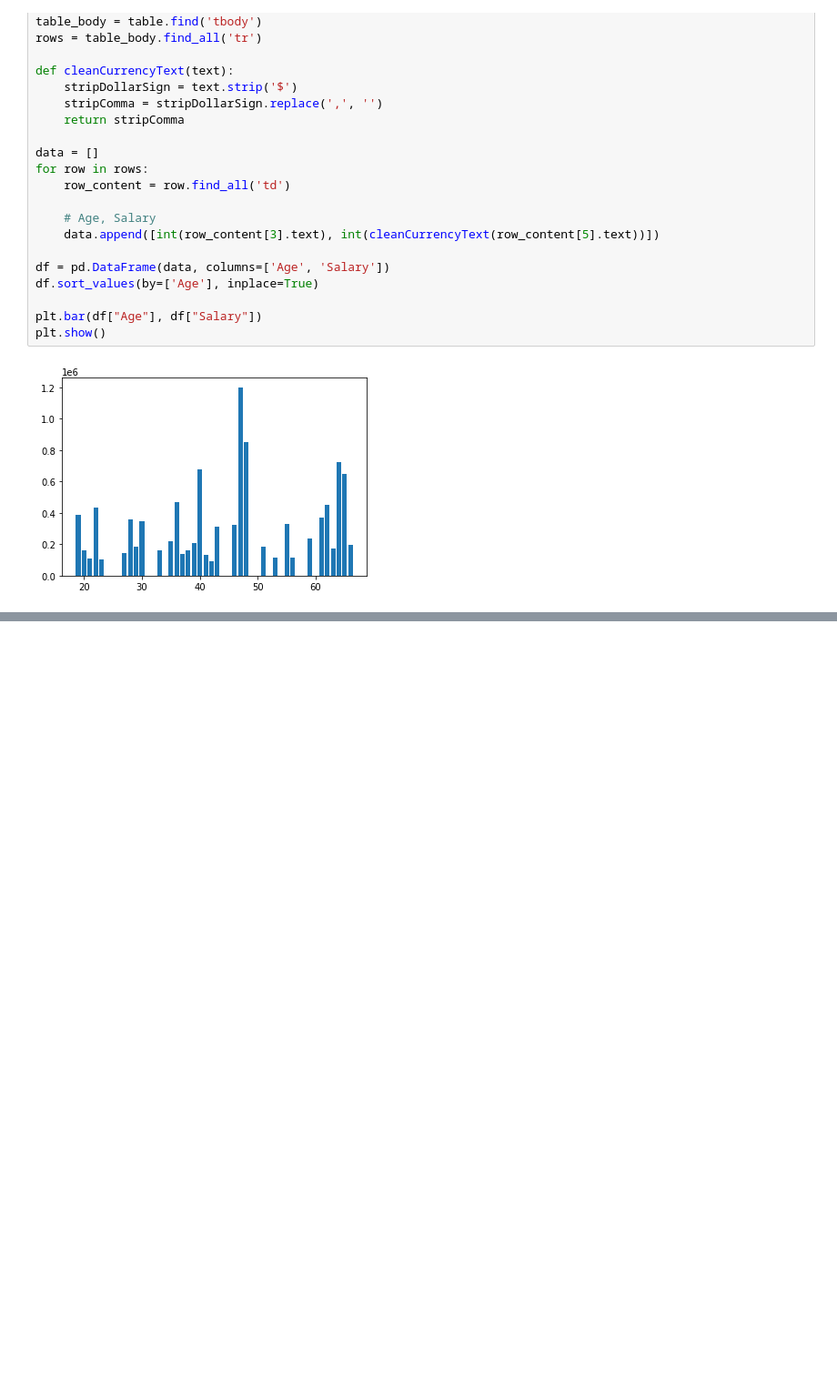
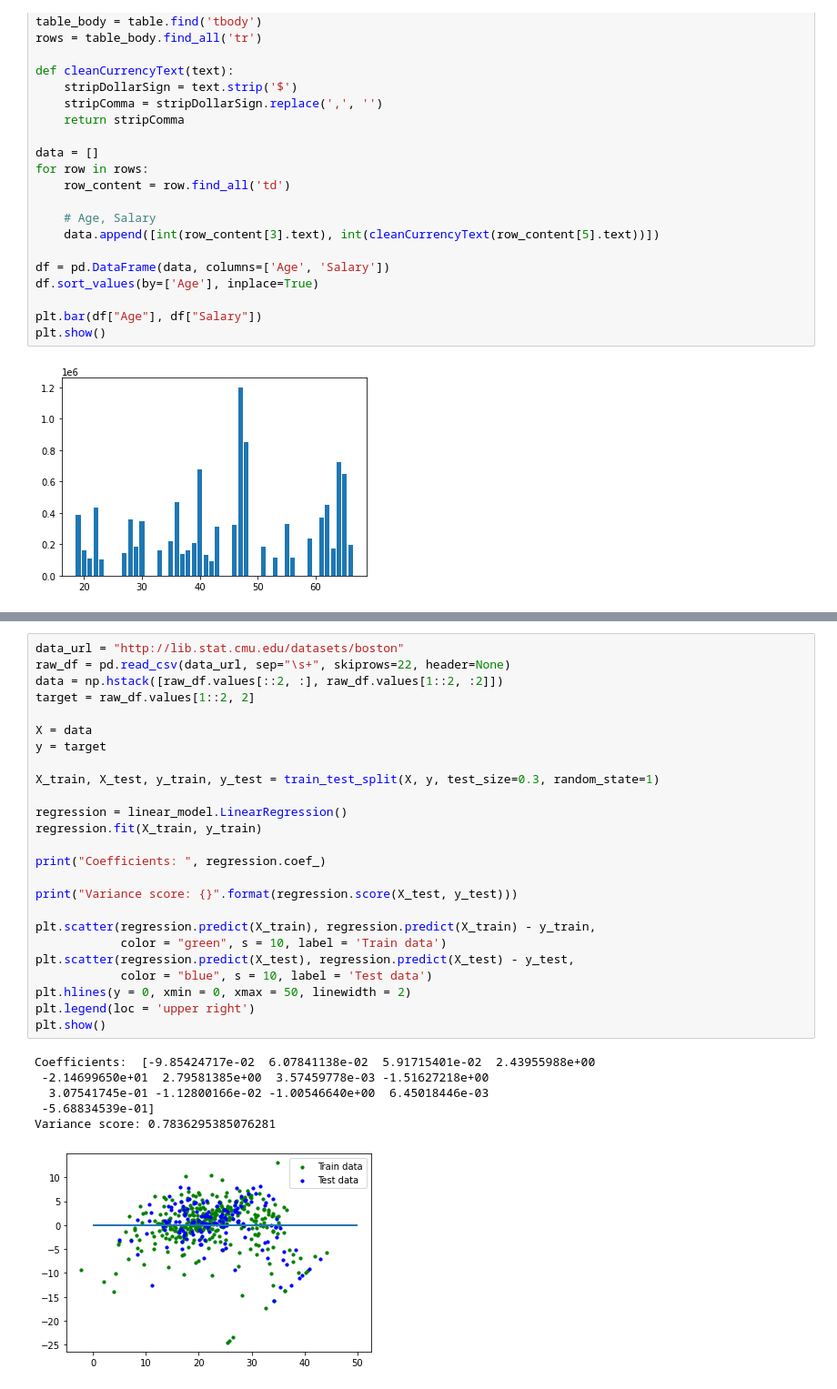
Before and after one commit to nikkenu/JODA, a Jupyter notebook: learning-diary.ipynb, the cells around one changed output, grey strips where cells are left out. Shown at 91% size. Drawn from its saved outputs; the diff is of its cells as text; blank space fills up the shorter version.

```diff
--- a/learning-diary.ipynb
+++ b/learning-diary.ipynb
@@ -142,0 +147,32 @@ Olisi mielenkiintoista nähdä luennolla esimerkki sähköauton tekoälyn toimin
+# %%
+data_url = "http://lib.stat.cmu.edu/datasets/boston"
+raw_df = pd.read_csv(data_url, sep="\s+", skiprows=22, header=None)
+data = np.hstack([raw_df.values[::2, :], raw_df.values[1::2, :2]])
+target = raw_df.values[1::2, 2]
+
+X = data
+y = target
+
+X_train, X_test, y_train, y_test = train_test_split(X, y, test_size=0.3, random_state=1)
+
+regression = linear_model.LinearRegression()
+regression.fit(X_train, y_train)
+
+print("Coefficients: ", regression.coef_)
+
+print("Variance score: {}".format(regression.score(X_test, y_test)))
+
+plt.scatter(regression.predict(X_train), regression.predict(X_train) - y_train,
+            color = "green", s = 10, label = 'Train data')
+plt.scatter(regression.predict(X_test), regression.predict(X_test) - y_test,
+            color = "blue", s = 10, label = 'Test data')
+plt.hlines(y = 0, xmin = 0, xmax = 50, linewidth = 2)
+plt.legend(loc = 'upper right')
+plt.show()
+# %% [output]
+Coefficients:  [-9.85424717e-02  6.07841138e-02  5.91715401e-02  2.43955988e+00
+ -2.14699650e+01  2.79581385e+00  3.57459778e-03 -1.51627218e+00
+  3.07541745e-01 -1.12800166e-02 -1.00546640e+00  6.45018446e-03
+ -5.68834539e-01]
+Variance score: 0.7836295385076281
+[figure, added]
```
Also changed, not shown: parts of 2 cells of this notebook.
